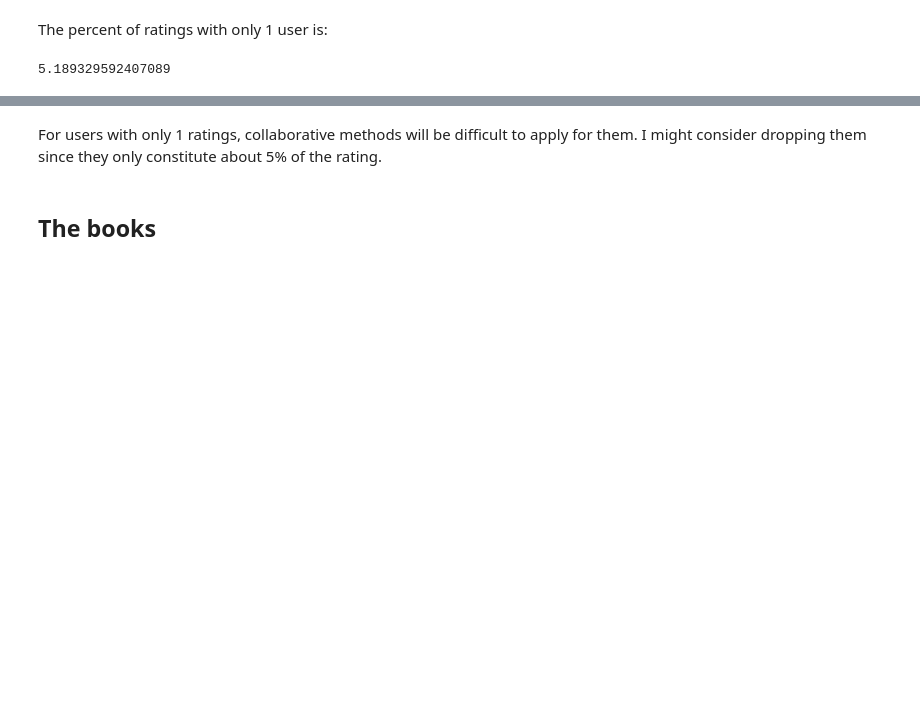
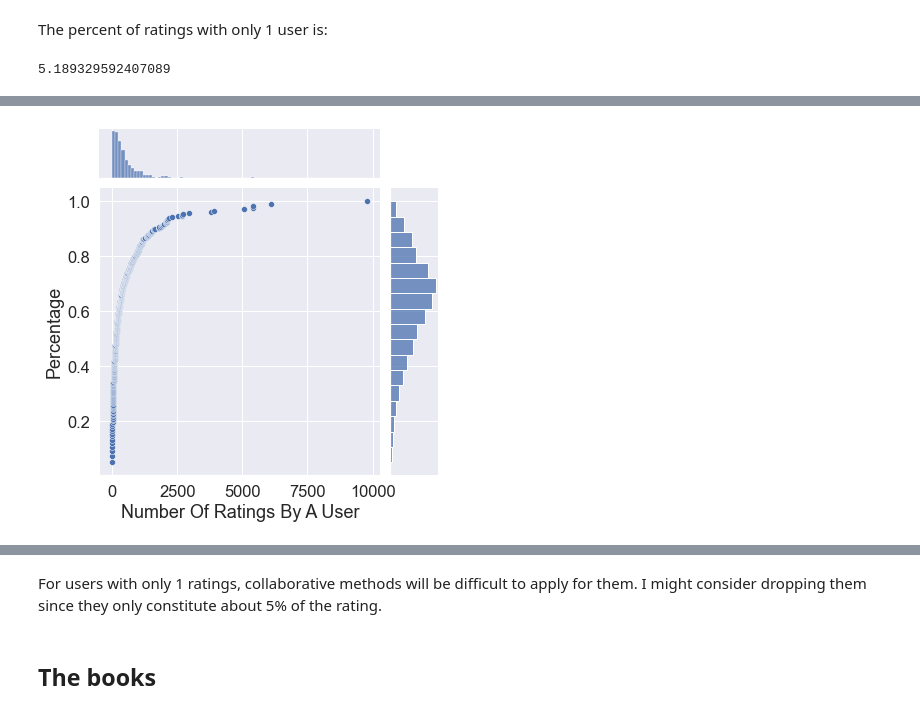
Before and after one commit to mnguyen494/Capstone-3, a Jupyter notebook: Data Wrangling and EDP for Book Recommendation.ipynb, the cells around one changed output, grey strips where cells are left out. Drawn from its saved outputs; the diff is of its cells as text; code cells hidden in the pictures; blank space fills up the shorter version.

```diff
--- a/Data Wrangling and EDP for Book Recommendation.ipynb
+++ b/Data Wrangling and EDP for Book Recommendation.ipynb
@@ -516,0 +526,7 @@ The percent of ratings with only 1 user is:
+# %%
+percentlist=[]
+for i in sorted(list(set(countuser['occurence'].tolist()))):
+    percentlist.append(countuser[countuser['occurence']<=i]['occurence'].sum())
+percentlist=percentlist/percentlist[-1]
+# %%
+percentlistwithuser=pd.DataFrame({'occurence':sorted(list(set(countuser['occurence'].tolist()))), 'percentage':percentlist})
@@ -516,0 +549,8 @@ The percent of ratings with only 1 user is:
+# %%
+sns.set(font_scale=1.5)
+ax=sns.jointplot(y=percentlistwithuser['percentage'], x=percentlistwithuser['occurence'])
+ax.set_axis_labels('Number Of Ratings By A User', 'Percentage', fontsize=18)
+plt.savefig("UserRatingPercentage.png")
+plt.show()
+# %% [output]
+[figure, added]
```
Also changed, not shown: parts of 21 cells of this notebook.
